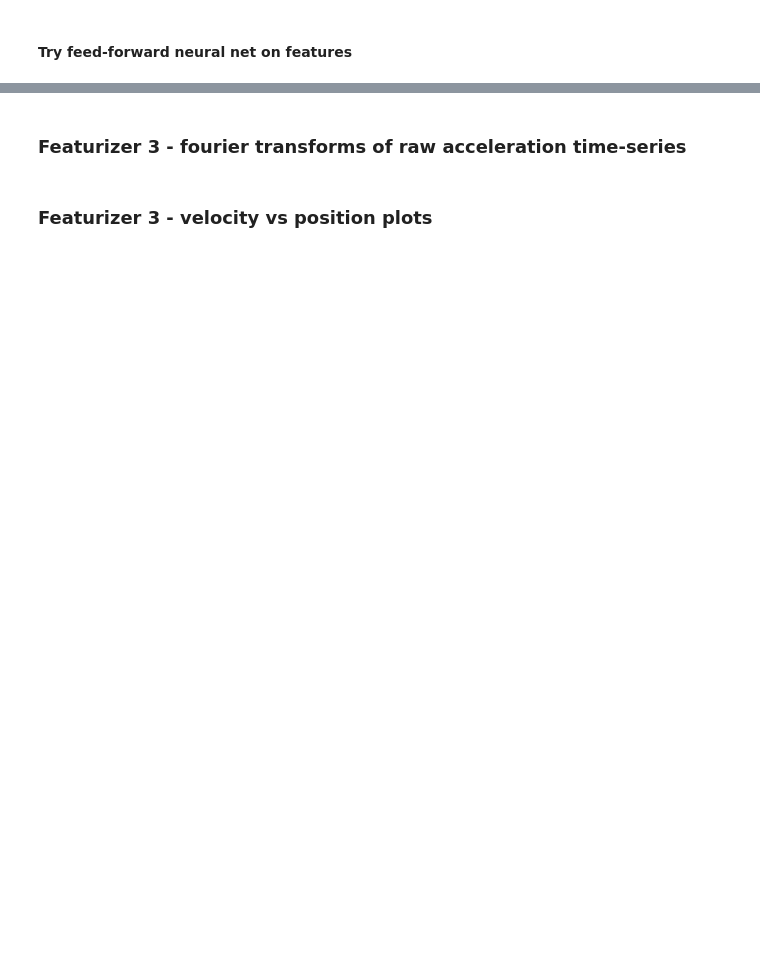
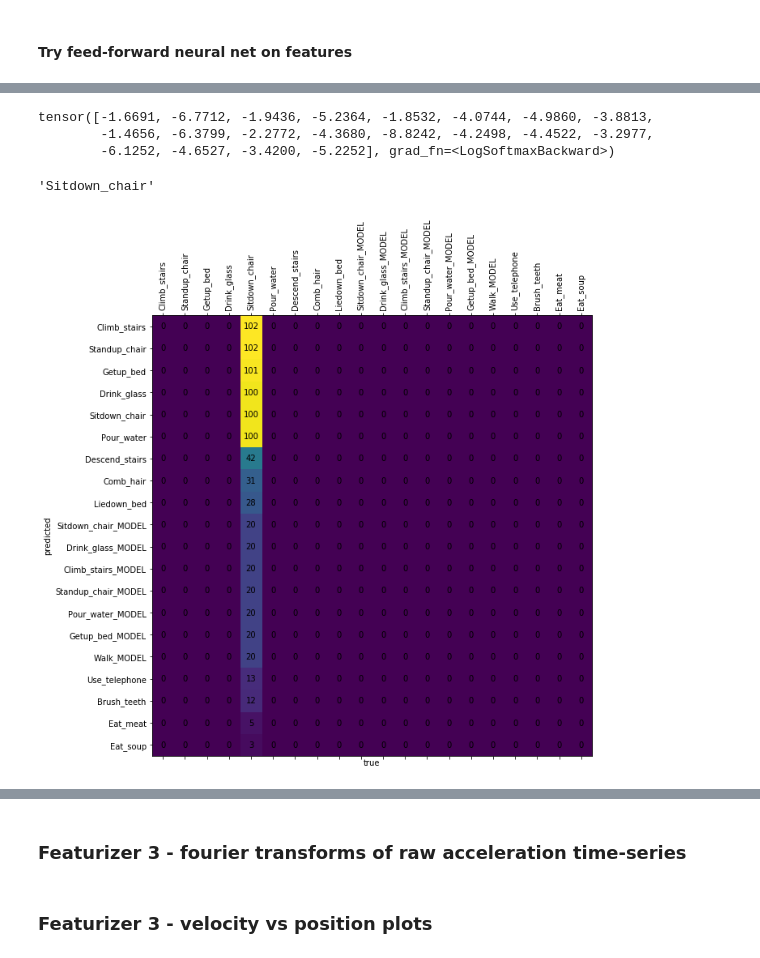
Before and after one commit to TreeinRandomForest/SummitDemo, a Jupyter notebook: Exploratory Analysis of UCI Accelerometer Data.ipynb, the cells around one changed output, grey strips where cells are left out. Drawn from its saved outputs; the diff is of its cells as text; code cells hidden in the pictures; blank space fills up the shorter version.

```diff
--- a/Exploratory Analysis of UCI Accelerometer Data.ipynb
+++ b/Exploratory Analysis of UCI Accelerometer Data.ipynb
@@ -625,0 +535,3 @@ fig = plot_confusion_matrix(test_df['label'], test_pred)
+# %%
+cuda_avail = torch.cuda.is_available()
+device = torch.device('cuda:0' if cuda_avail else "cpu")
@@ -625,0 +682,8 @@ fig = plot_confusion_matrix(test_df['label'], test_pred)
+# %%
+#train
+#rnn, label_to_int, int_to_label =
+n_hidden = 128
+rnn2 = RNN(1, n_hidden, len(data_ts))
+
+#process a total of N_iter time-series, compute loss over each batch. Weight updates are online
+rnn3, label_to_int, int_to_label = train_RNN_model(data_ts, rnn2, 1e-3, N_iter=20000, N_batch_size=300)
@@ -625,0 +692,25 @@ fig = plot_confusion_matrix(test_df['label'], test_pred)
+# %%
+output, hidden = rnn_predict(rnn3, data_ts['Descend_stairs'][0])
+print(output)
+
+#int_to_label[torch.argmax(output).detach().numpy()[0]]
+
+int_to_label[torch.argmax(output).item()]
+
+#int_to_labels_dict[i] for i in torch.argmax(nn_model(train_features), 1).detach().numpy()]
+# %% [output]
+tensor([-1.6691, -6.7712, -1.9436, -5.2364, -1.8532, -4.0744, -4.9860, -3.8813,
+        -1.4656, -6.3799, -2.2772, -4.3680, -8.8242, -4.2498, -4.4522, -3.2977,
+        -6.1252, -4.6527, -3.4200, -5.2252], grad_fn=<LogSoftmaxBackward>)
+'Sitdown_chair'
+# %%
+labels, preds = [], []
+for k in data_ts:
+    for elem in data_ts[k]:
+        output, hidden = rnn_predict(rnn3, data_ts['Descend_stairs'][0])
+        preds.append(int_to_label[torch.argmax(output).item()])
+        labels.append(k)
+# %%
+fig = plot_confusion_matrix(pd.Series(labels), pd.Series(preds))
+# %% [output]
+[figure, added]
```
Also changed, not shown: parts of 28 cells of this notebook.
